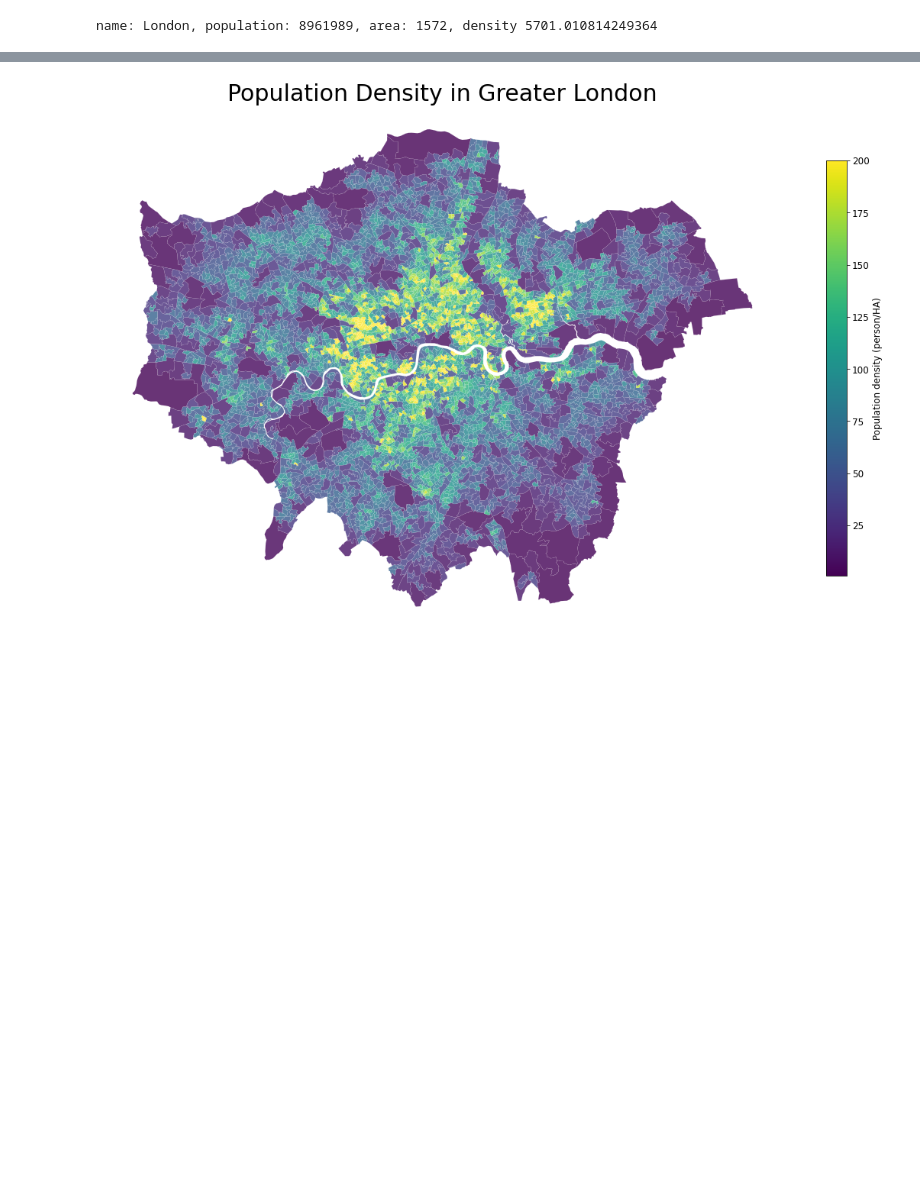
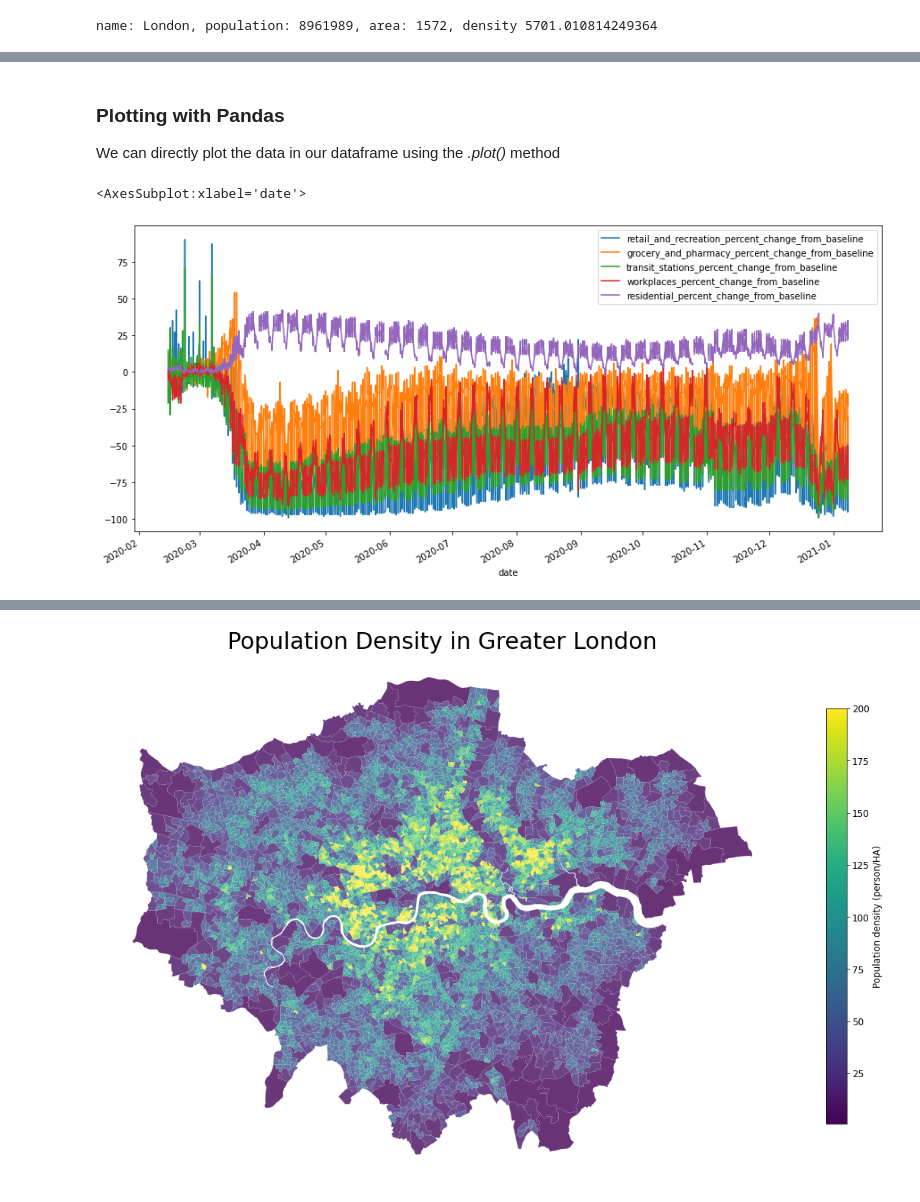
Before and after one commit to mateoneira/urban_simulation, a Jupyter notebook: practicals/week1/00. Python Review.ipynb, the cells around one changed output, grey strips where cells are left out. Saved outputs shown, nothing was run; the diff lists cells and outputs as text; code cells hidden in the pictures; blank space fills up the shorter version.

```diff
--- a/practicals/week1/00. Python Review.ipynb
+++ b/practicals/week1/00. Python Review.ipynb
@@ -627,0 +430,6 @@ Index(['LSOA11CD', 'LSOA11NM', 'MSOA11CD', 'MSOA11NM', 'LAD11CD', 'LAD11NM',
+# %%
+#read csv data
+data = pd.read_csv('data/2020_GB_Region_Mobility_Report.csv')
+
+#this prints the head of the dataframe
+data.head()
@@ -627,0 +488,3 @@ Index(['LSOA11CD', 'LSOA11NM', 'MSOA11CD', 'MSOA11NM', 'LAD11CD', 'LAD11NM',
+# %%
+#here we select only the data where sub_region_1 is equal to 'Greater London'
+london_data = data[data['sub_region_1']=='Greater London' ]
@@ -627,0 +526,13 @@ Index(['LSOA11CD', 'LSOA11NM', 'MSOA11CD', 'MSOA11NM', 'LAD11CD', 'LAD11NM',
+# %%
+#or we can use a list of the columns that we want to subset
+columns = ['retail_and_recreation_percent_change_from_baseline',
+           'grocery_and_pharmacy_percent_change_from_baseline',
+           'transit_stations_percent_change_from_baseline',
+           'workplaces_percent_change_from_baseline',
+           'residential_percent_change_from_baseline',
+           'date'
+          ]
+
+#assign subset of data to new variable called subset
+subset = london_data.loc[:,columns]
+subset.head()
@@ -627,0 +546,14 @@ Index(['LSOA11CD', 'LSOA11NM', 'MSOA11CD', 'MSOA11NM', 'LAD11CD', 'LAD11NM',
+# %% [markdown]
+### Plotting with Pandas
+
+We can directly plot the data in our dataframe using the _.plot()_ method
+# %%
+#date to datetime format
+subset.date = pd.to_datetime(subset.date, infer_datetime_format=True)
+#set index to date
+subset.set_index('date', inplace=True, drop=True)
+#plot
+subset.plot(figsize= (15,7))
+# %% [output]
+<AxesSubplot:xlabel='date'>
+[figure, added]
```
Also changed, not shown: parts of 49 cells of this notebook, 3 other files.
